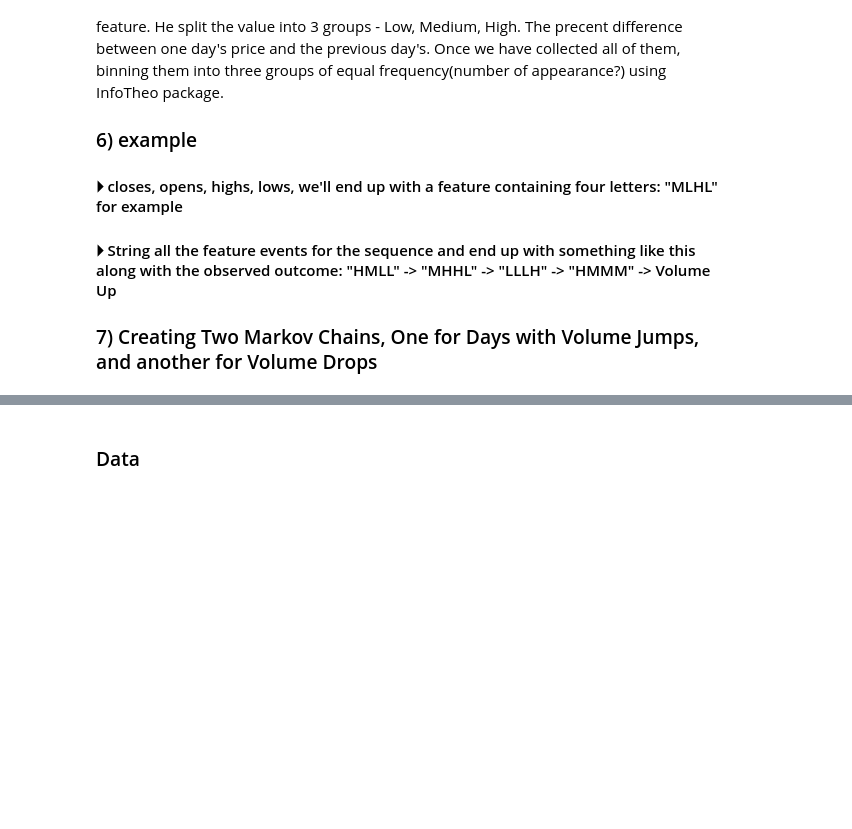
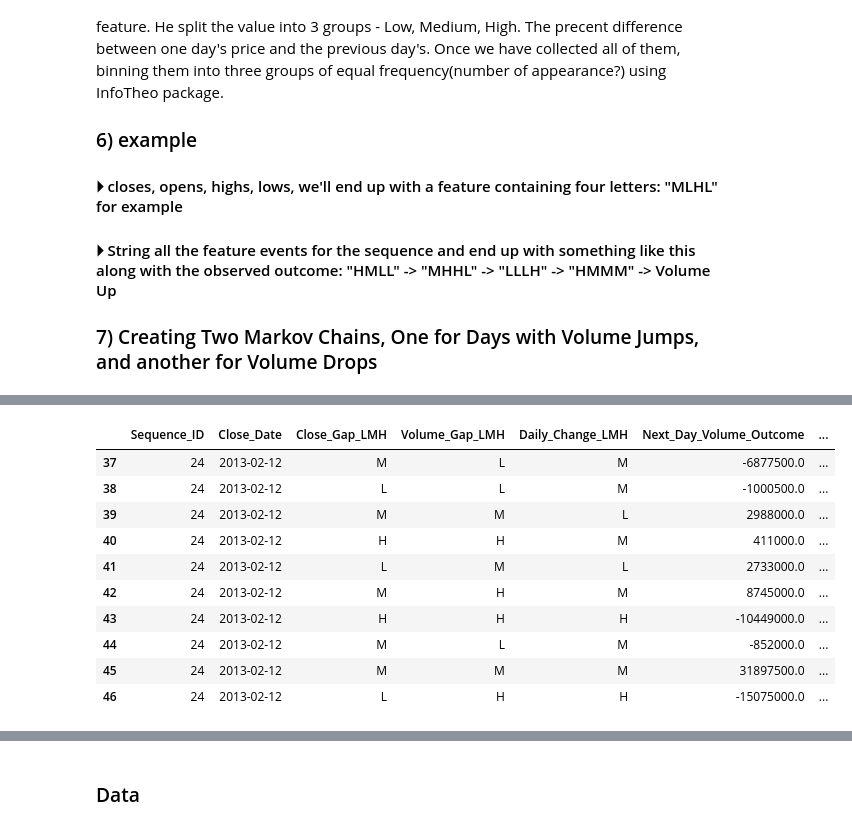
Before and after one commit to mikiya09/DataSci, a Jupyter notebook: ML/markov_chain/markov chain.ipynb, the cells around one changed output, grey strips where cells are left out. Saved outputs shown, nothing was run; the diff lists cells and outputs as text; code cells hidden in the pictures; blank space fills up the shorter version.

```diff
--- a/ML/markov_chain/markov chain.ipynb
+++ b/ML/markov_chain/markov chain.ipynb
@@ -351,0 +220,32 @@ import matplotlib.pyplot as plt
+# %%
+# make a copy of the numeric dataset
+tsla_new_df = tsla_df.copy()
+# %%
+# create sequences
+# simplify the data by binning values into three groups
+
+# Close_Change
+tsla_new_df['Close_Gap_LMH'] = pd.qcut(tsla_new_df['Close_Change'], 3, labels=["L", "M", "H"])
+
+# High_Change (not used)
+tsla_new_df['High_Gap_LMH'] = pd.qcut(tsla_new_df['High_Change'], 3, labels=["L", "M", "H"])
+
+# Low_Change (not used)
+tsla_new_df['Low_Gap_LMH'] = pd.qcut(tsla_new_df['Low_Change'], 3, labels=["L", "M", "H"])
+
+# Volume_Change
+tsla_new_df['Volume_Gap_LMH'] = pd.qcut(tsla_new_df['Volume_Change'], 3, labels=["L", "M", "H"])
+
+# Daily_Change
+tsla_new_df['Daily_Change_LMH'] = pd.qcut(tsla_new_df['Daily_Change'], 3, labels=["L", "M", "H"])
+
+# new set
+tsla_new_df = tsla_new_df[["Sequence_ID",
+                         "Close_Date",
+                         "Close_Gap_LMH",
+                         "Volume_Gap_LMH",
+                         "Daily_Change_LMH",
+                         "Next_Day_Volume_Outcome",
+                          "Next_Day_Return_Outcome"]]
+
+tsla_new_df['Event_Pattern'] = tsla_new_df['Close_Gap_LMH'].astype(str) + tsla_new_df['Volume_Gap_LMH'].astype(str) + tsla_new_df['Daily_Change_LMH'].astype(str)
@@ -351,0 +258,14 @@ import matplotlib.pyplot as plt
+# %%
+tsla_new_df.tail(10)
+# %% [output]
+|  | Sequence_ID | Close_Date | Close_Gap_LMH | Volume_Gap_LMH | Daily_Change_LMH | Next_Day_Volume_Outcome | ... |
+| 37 | 24 | 2013-02-12 | M | L | M | -6877500.0 | ... |
+| 38 | 24 | 2013-02-12 | L | L | M | -1000500.0 | ... |
+| 39 | 24 | 2013-02-12 | M | M | L | 2988000.0 | ... |
+| 40 | 24 | 2013-02-12 | H | H | M | 411000.0 | ... |
+| 41 | 24 | 2013-02-12 | L | M | L | 2733000.0 | ... |
+| 42 | 24 | 2013-02-12 | M | H | M | 8745000.0 | ... |
+| 43 | 24 | 2013-02-12 | H | H | H | -10449000.0 | ... |
+| 44 | 24 | 2013-02-12 | M | L | M | -852000.0 | ... |
+| 45 | 24 | 2013-02-12 | M | M | M | 31897500.0 | ... |
+| 46 | 24 | 2013-02-12 | L | H | H | -15075000.0 | ... |
```
Also changed, not shown: parts of 67 cells of this notebook.
